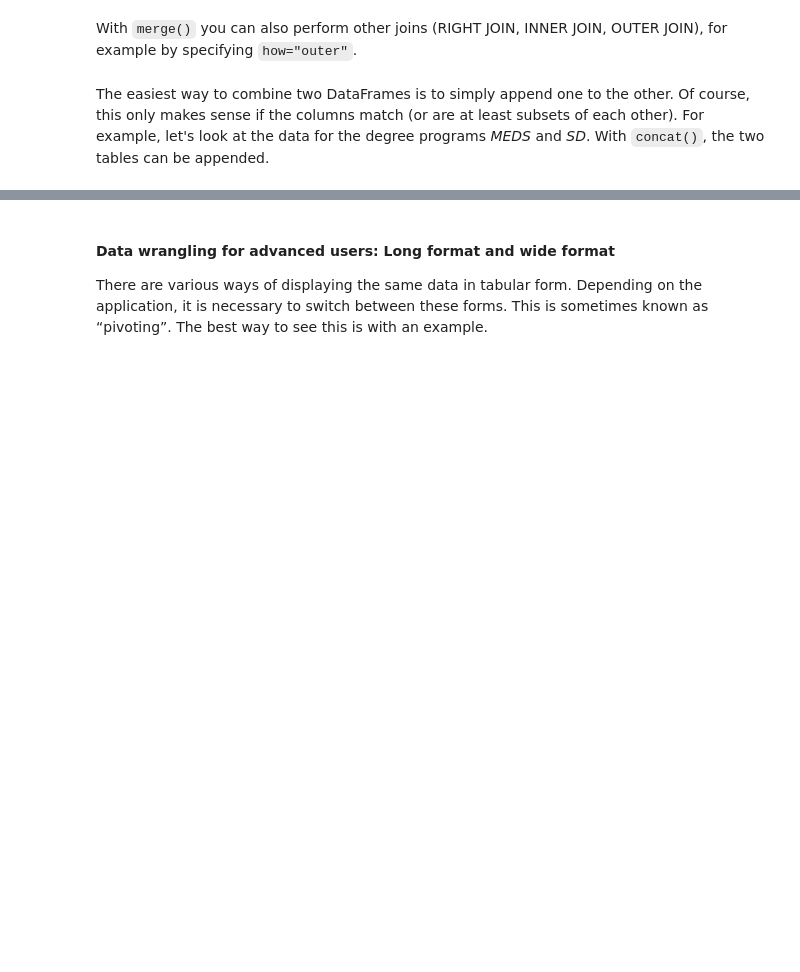
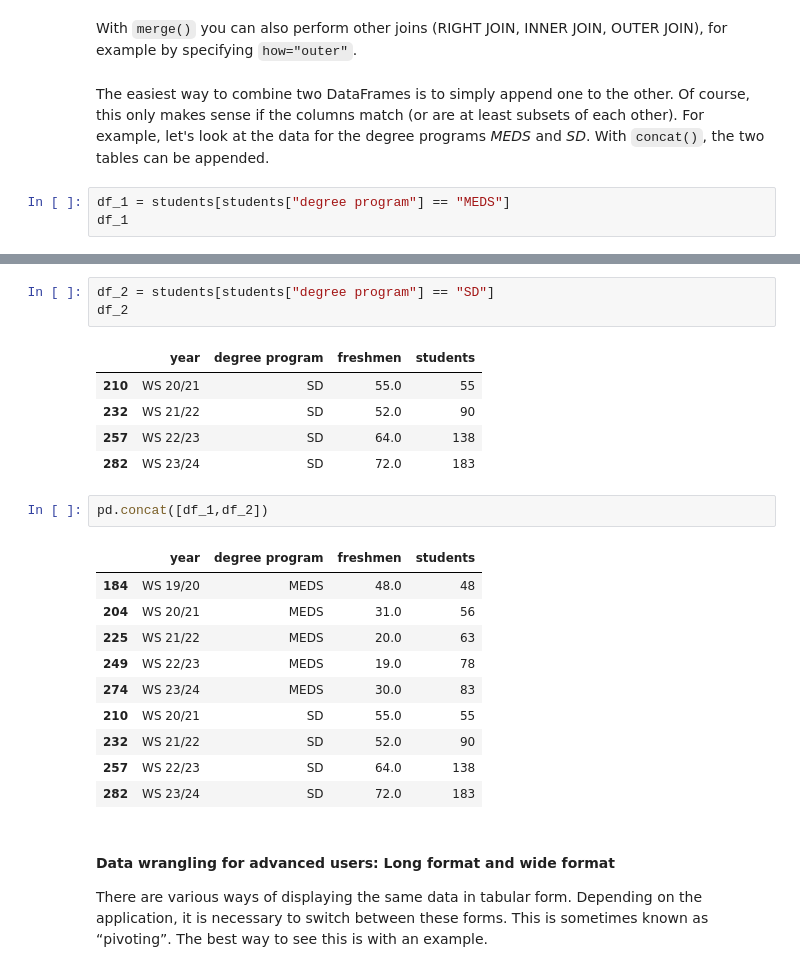
Before and after one commit to ZuebeyirEser/DataScienceCourseExercise, a Jupyter notebook: SecondThirdWeek/course_content_second_third_week.ipynb, the cells around one changed output, grey strips where cells are left out. Drawn from its saved outputs; the diff is of its cells as text; blank space fills up the shorter version.

```diff
--- a/SecondWeek/course_content_second.ipynb
+++ b/SecondThirdWeek/course_content_second_third_week.ipynb
@@ -521,3 +558,6 @@ The easiest way to combine two DataFrames is to simply append one to the other.
 Of course, this only makes sense if the columns match (or are at least subsets of each other).
 For example, let's look at the data for the degree programs *MEDS* and *SD*.
 With `concat()`, the two tables can be appended.
+# %%
+df_1 = students[students["degree program"] == "MEDS"]
+df_1
@@ -524,3 +571,25 @@ With `concat()`, the two tables can be appended.
+# %%
+df_2 = students[students["degree program"] == "SD"]
+df_2
+# %% [output]
+|  | year | degree program | freshmen | students |
+| 210 | WS 20/21 | SD | 55.0 | 55 |
+| 232 | WS 21/22 | SD | 52.0 | 90 |
+| 257 | WS 22/23 | SD | 64.0 | 138 |
+| 282 | WS 23/24 | SD | 72.0 | 183 |
+# %%
+pd.concat([df_1,df_2])
+# %% [output]
+|  | year | degree program | freshmen | students |
+| 184 | WS 19/20 | MEDS | 48.0 | 48 |
+| 204 | WS 20/21 | MEDS | 31.0 | 56 |
+| 225 | WS 21/22 | MEDS | 20.0 | 63 |
+| 249 | WS 22/23 | MEDS | 19.0 | 78 |
+| 274 | WS 23/24 | MEDS | 30.0 | 83 |
+| 210 | WS 20/21 | SD | 55.0 | 55 |
+| 232 | WS 21/22 | SD | 52.0 | 90 |
+| 257 | WS 22/23 | SD | 64.0 | 138 |
+| 282 | WS 23/24 | SD | 72.0 | 183 |
 # %% [markdown]
 #### Data wrangling for advanced users: Long format and wide format
 
```
Also changed, not shown: parts of 15 cells of this notebook, 6 other files.
